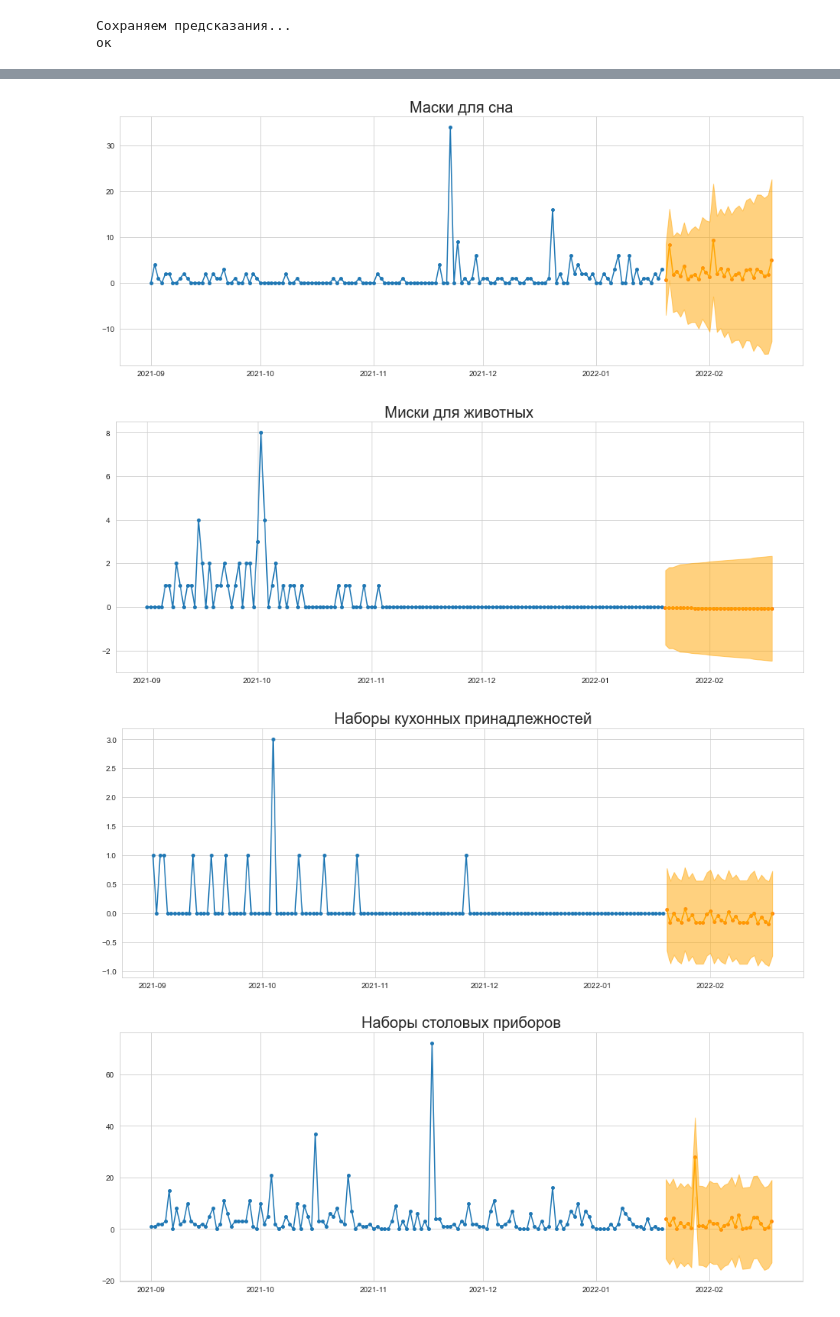
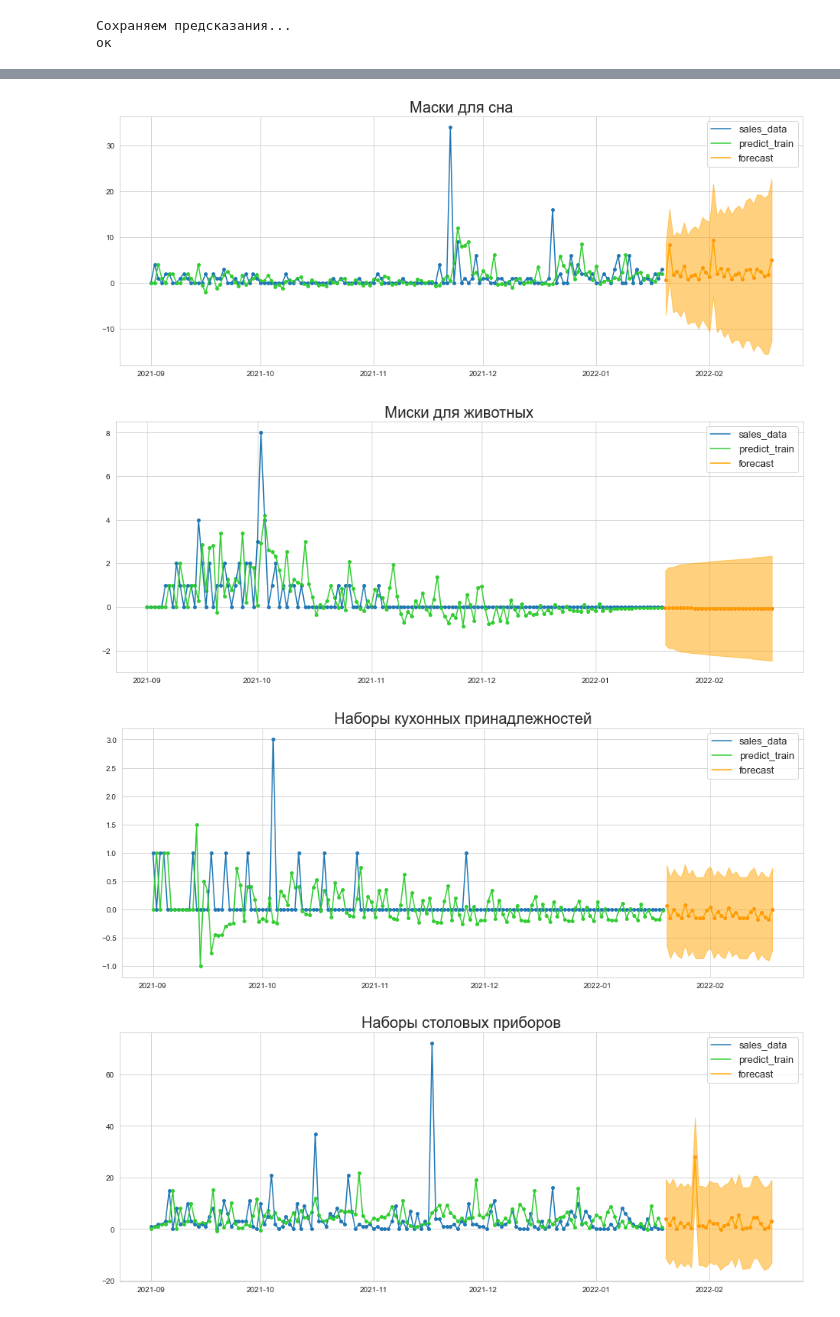
Before and after one commit to andreitsev/wb, a Jupyter notebook: notebooks/Modelling.ipynb, the cells around one changed output, grey strips where cells are left out. Cells and saved outputs as stored; diff of their text form; code cells hidden in the pictures.

```diff
--- a/notebooks/Modelling.ipynb
+++ b/notebooks/Modelling.ipynb
@@ -269,6 +269,8 @@ make_forecast()
 ок
 # %%
 N = 30
+predict_train_data = True
+
 if 'models_dict' not in locals():
     models_dict = pickle.load(
         open(p_join(PROJECT_PATH, 'models', find_latest_model(), 'arima_models.pkl'), mode='rb')
@@ -285,9 +287,17 @@ for subject in df_for_forecast['subject'].unique():
     plt.scatter(df_for_forecast[(df_for_forecast['subject'] == subject)]['day'],
                 df_for_forecast[(df_for_forecast['subject'] == subject)].sum_sales, s=15);
     plt.plot(df_for_forecast[(df_for_forecast['subject'] == subject)]['day'],
-             df_for_forecast[(df_for_forecast['subject'] == subject)].sum_sales);
+             df_for_forecast[(df_for_forecast['subject'] == subject)].sum_sales, label='sales_data');
+
+    if predict_train_data:
+        plt.scatter(df_for_forecast[(df_for_forecast['subject'] == subject)]['day'],
+                    models_dict[subject].predict_in_sample(), s=15, color='limegreen');
+        plt.plot(df_for_forecast[(df_for_forecast['subject'] == subject)]['day'],
+                 models_dict[subject].predict_in_sample(), color='limegreen', label='predict_train');
+
     forecast_dates = [(df_for_forecast['day'].max() + pd.DateOffset(days=i)).date() for i in range(1, N+1)]
-    plt.plot(forecast_dates, preds, color='orange');
+    plt.plot(forecast_dates, preds, color='orange', label='forecast');
     plt.scatter(forecast_dates, preds, s=15);
     plt.fill_between(forecast_dates, confint[:, 1], confint[:, 0], color='orange', alpha=0.5);
+    plt.legend(fontsize=13);
 # %% [output]
@@ -298,4 +308,4 @@ for subject in df_for_forecast['subject'].unique():
-[figure, old version]
+[figure, new version]
-[figure, old version]
+[figure, new version]
-[figure, old version]
+[figure, new version]
-[figure, old version]
+[figure, new version]
```
Also changed, not shown: parts of 1 cell of this notebook.
